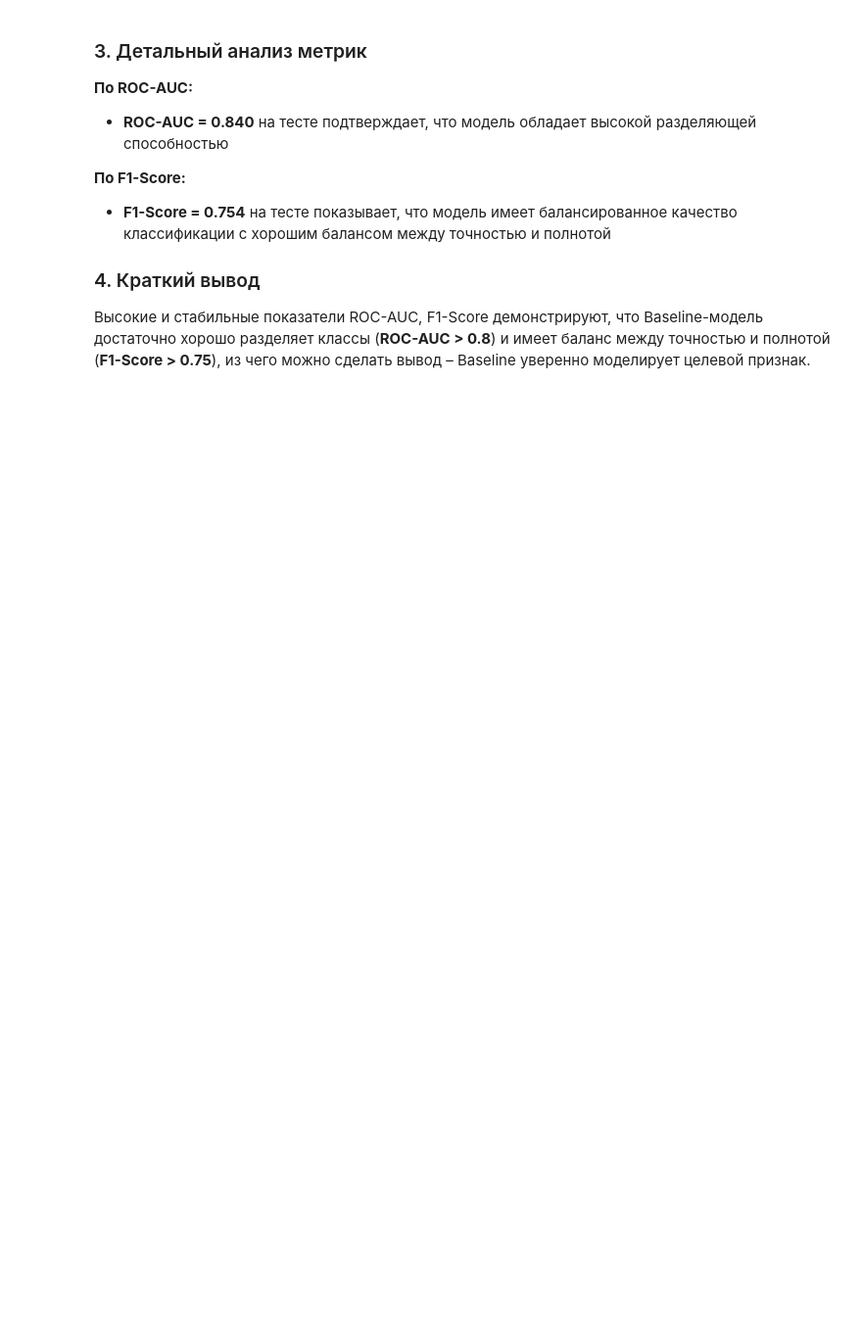
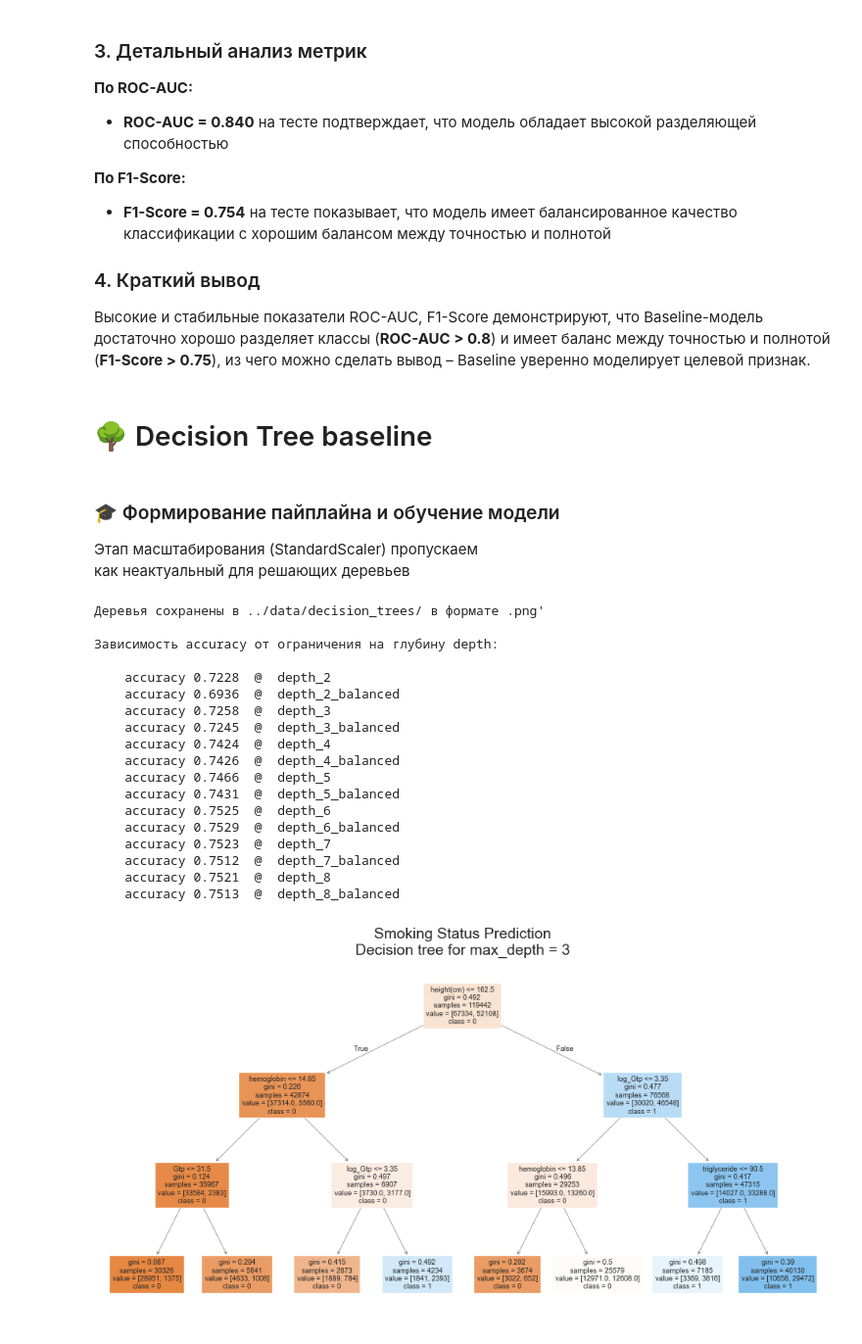
Before and after one commit to ACME-URFU/smoking-status-prediction, a Jupyter notebook: notebooks/eda.ipynb, the cells around one changed output. Shown at 98% size. Drawn from its saved outputs; the diff is of its cells as text; code cells hidden in the pictures; blank space fills up the shorter version.

Commit message:
Добавил модель Decision Tree. Загрузил деревья в data/decision_trees. Исправил путь к файлу данных.

```diff
--- a/notebooks/eda.ipynb
+++ b/notebooks/eda.ipynb
@@ -97,7 +98,7 @@ from sklearn.metrics import recall_score, precision_score, f1_score
 plt.style.use('seaborn-v0_8')
 pd.set_option("display.max_columns", None)
 # %%
-df = pd.read_csv("../data/train.csv")
+df = pd.read_csv("../data/raw/train.csv")
 # %%
 print("Shape:", df.shape)
 display(df.head())
@@ -898,3 +899,57 @@ scores
 ### 4. Краткий вывод
 
 Высокие и стабильные показатели ROC-AUC, F1-Score демонстрируют, что Baseline-модель достаточно хорошо разделяет классы (**ROC-AUC > 0.8**) и имеет баланс между точностью и полнотой (**F1-Score > 0.75**), из чего можно сделать вывод – Baseline уверенно моделирует целевой признак.
+# %% [markdown]
+# 🌳 Decision Tree baseline #
+# %% [markdown]
+### 🎓 Формирование пайплайна и обучение модели
+Этап масштабирования (StandardScaler) пропускаем
+как неактуальный для решающих деревьев
+# %%
+# Cемейство деревьев в цикле по гиперпараметрам:
+tree_accuracies = dict()
+for DEPTH in range(2, 9):
+    for CLASS_WEIGHT in [None, 'balanced']:
+        pipeline_tree = DecisionTreeClassifier(max_depth=DEPTH, random_state=42, class_weight=CLASS_WEIGHT)
+        # Обучение модели:
+        pipeline_tree.fit(X_train, y_train)
+        predictions = pipeline_tree.predict(X_test)
+
+        # Оценка модели - расчет точности:
+        variant = 'depth_' + str(DEPTH)
+        if CLASS_WEIGHT != None:
+            variant += '_' + str(CLASS_WEIGHT)
+        tree_accuracies[variant] = accuracy_score(y_test, predictions)
+
+        # Визуализация дерева:
+        fig = plt.figure(figsize=(12, 6))
+        plot_tree(pipeline_tree, feature_names=X_train.columns.tolist(), class_names=['0','1'], filled=True)
+        plt.title(f"Smoking Status Prediction\nDecision tree for max_depth = {DEPTH}", fontsize=14)
+        plt.savefig("../data/decision_trees/" + variant + '.png', dpi=1200, bbox_inches='tight')
+        # отобразим в ноутбуке только одно из деревьев:
+        if DEPTH != 3 or CLASS_WEIGHT != None:  plt.close(fig)
+print("Деревья сохранены в ../data/decision_trees/ в формате .png'\n")
+print("Зависимость accuracy от ограничения на глубину depth:\n")
+for p, a in tree_accuracies.items():
+    print(f'    accuracy {a:.4f}  @  {p}')
+# display(pd.Series(tree_accuracy))
+# %% [output]
+Деревья сохранены в ../data/decision_trees/ в формате .png'
+
+Зависимость accuracy от ограничения на глубину depth:
+
+    accuracy 0.7228  @  depth_2
+    accuracy 0.6936  @  depth_2_balanced
+    accuracy 0.7258  @  depth_3
+    accuracy 0.7245  @  depth_3_balanced
+    accuracy 0.7424  @  depth_4
+    accuracy 0.7426  @  depth_4_balanced
+    accuracy 0.7466  @  depth_5
+    accuracy 0.7431  @  depth_5_balanced
+    accuracy 0.7525  @  depth_6
+    accuracy 0.7529  @  depth_6_balanced
+    accuracy 0.7523  @  depth_7
+    accuracy 0.7512  @  depth_7_balanced
+    accuracy 0.7521  @  depth_8
+    accuracy 0.7513  @  depth_8_balanced
+[figure, added]
```
Also changed, not shown: parts of 11 cells of this notebook, 14 other files.
